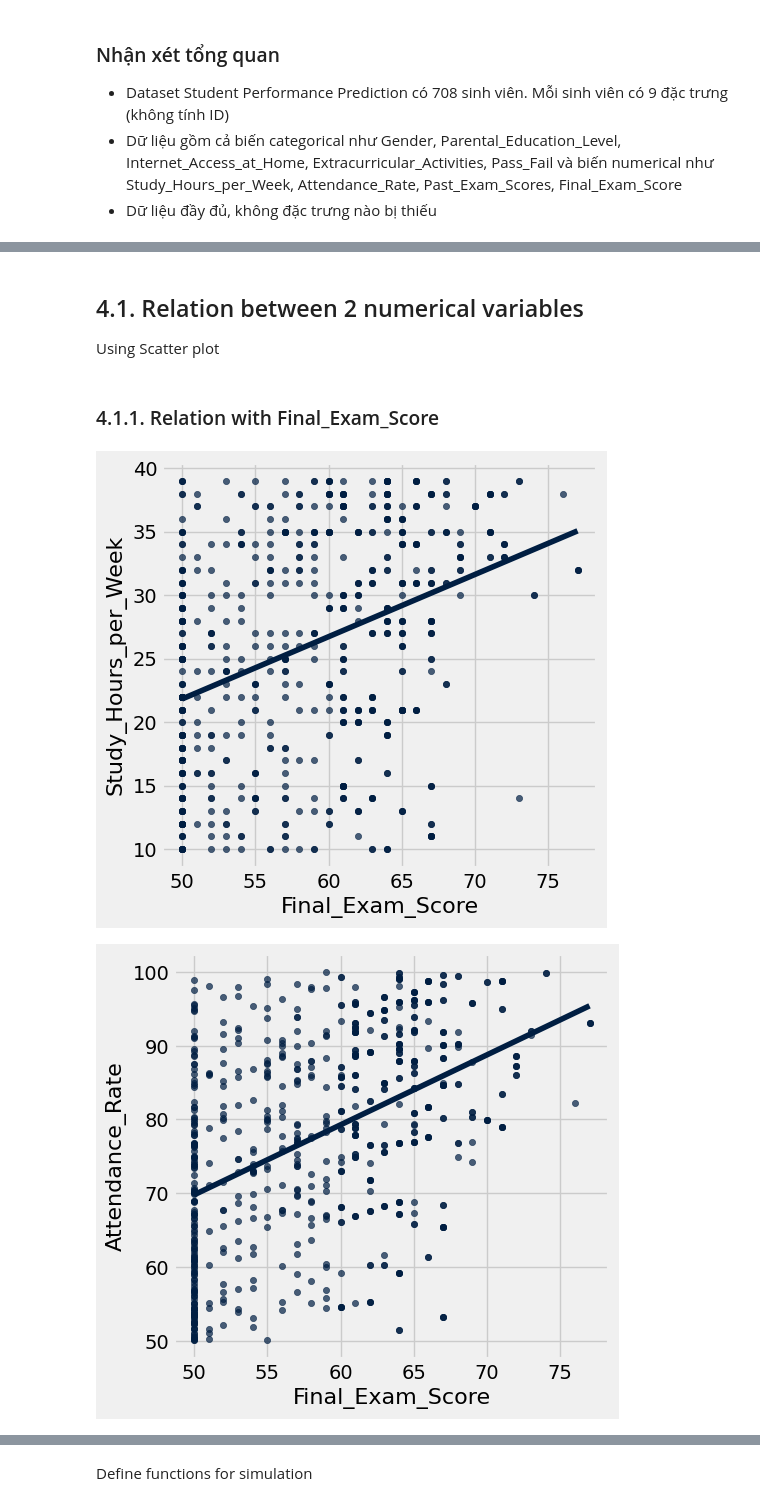
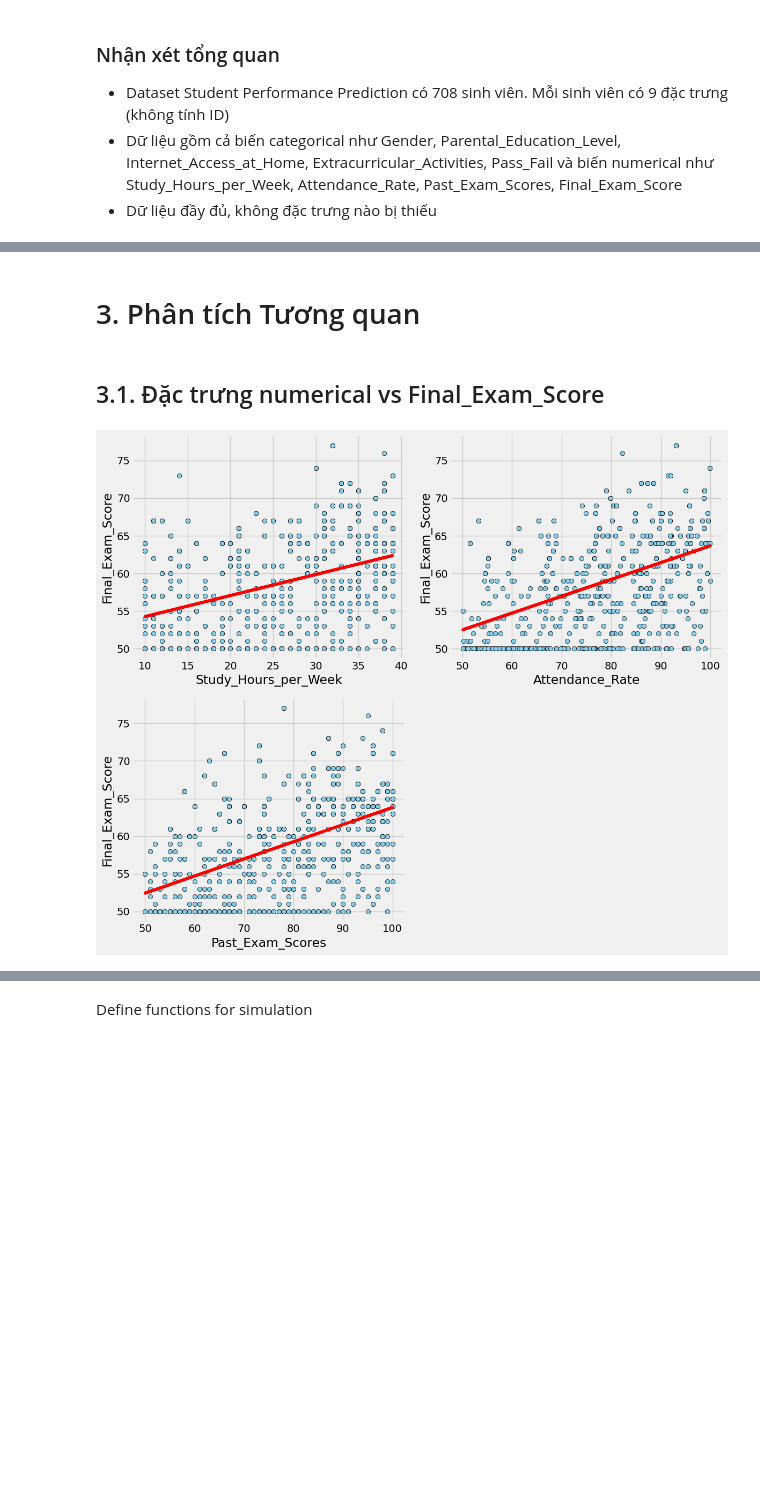
Before and after one commit to anizme/UET_DataScience_Prj, a Jupyter notebook: explore_spp_data.ipynb, the cells around one changed output, grey strips where cells are left out. Drawn from its saved outputs; the diff is of its cells as text; code cells hidden in the pictures; blank space fills up the shorter version.

```diff
--- a/explore_spp_data.ipynb
+++ b/explore_spp_data.ipynb
@@ -128,0 +126,6 @@ spp_categorical_cols = [
+# %%
+# Các cột numerical
+spp_numeric_cols = ['Study_Hours_per_Week',
+                    'Attendance_Rate',
+                    'Past_Exam_Scores',
+                    'Final_Exam_Score']
@@ -128,0 +175,11 @@ spp_categorical_cols = [
+# %%
+fig, axes = plt.subplots(2, 2, figsize=(12, 10))  # Tạo lưới 2x2 cho 4 cột
+axes = axes.flatten()
+
+for i, col in enumerate(spp_numeric_cols):
+    axes[i].hist(numerical_data.column(col), bins=10, color='skyblue', edgecolor='black')
+    axes[i].set_xlabel(col)
+    axes[i].set_ylabel('Frequency')
+
+plt.tight_layout()
+plt.show()
@@ -179,3 +245,0 @@ Trực quan hóa phân bố 1 biến numerical -> sử dụng Histogram
-# %%
-# Chọn các cột numerical để phân tích
-spp_numeric_cols = ['Study_Hours_per_Week', 'Attendance_Rate', 'Past_Exam_Scores', 'Final_Exam_Score']
@@ -219,5 +246,2 @@ for col in spp_numeric_cols:
-# %% [markdown]
-## 4.1. Relation between 2 numerical variables
-Using Scatter plot
-# %% [markdown]
-### 4.1.1. Relation with Final_Exam_Score
+# %% [markdown]
+# 3. Phân tích Tương quan
@@ -224,7 +255,37 @@ Using Scatter plot
+# %% [markdown]
+## 3.1. Đặc trưng numerical vs Final_Exam_Score
 # %%
-for col in spp_numeric_cols:
-    if col != 'Final_Exam_Score':
-        original_spp.scatter('Final_Exam_Score', col, fit_line=True)
+# Vẽ scatter plot với đường hồi quy cho 3 cột numerical (trừ Final_Exam_Score)
+def scatter_plots_with_fit_line(numerical_cols, target_col):
+    fig, axes = plt.subplots(2, 2, figsize=(12, 10))  # Tạo lưới 2x2
+    axes = axes.flatten()
+
+    # Lấy tối đa 3 cột để vẽ
+    selected_cols = [col for col in numerical_cols if col != target_col][:3]
+
+    for i, col in enumerate(selected_cols):
+        x = original_spp.column(col)
+        y = original_spp.column(target_col)
+
+        # Vẽ scatter plot
+        axes[i].scatter(x, y, color='skyblue', edgecolor='black')
+
+        # Tính toán và vẽ đường hồi quy
+        m, b = np.polyfit(x, y, 1)  # Hệ số hồi quy tuyến tính
+        axes[i].plot(x, m * x + b, color='red')
+
+        # Đặt nhãn và tiêu đề
+        axes[i].set_xlabel(col)
+        axes[i].set_ylabel(target_col)
+
+    # Ẩn subplot thừa
+    for j in range(len(selected_cols), len(axes)):
+        axes[j].axis('off')
+
+    plt.tight_layout()
+    plt.show()
+
+# Gọi hàm với các cột numerical và cột mục tiêu
+scatter_plots_with_fit_line(spp_numeric_cols, 'Final_Exam_Score')
 # %% [output]
-[figure, old version]
+[figure, new version]
-[figure, removed]
```
Also changed, not shown: parts of 88 cells of this notebook.
